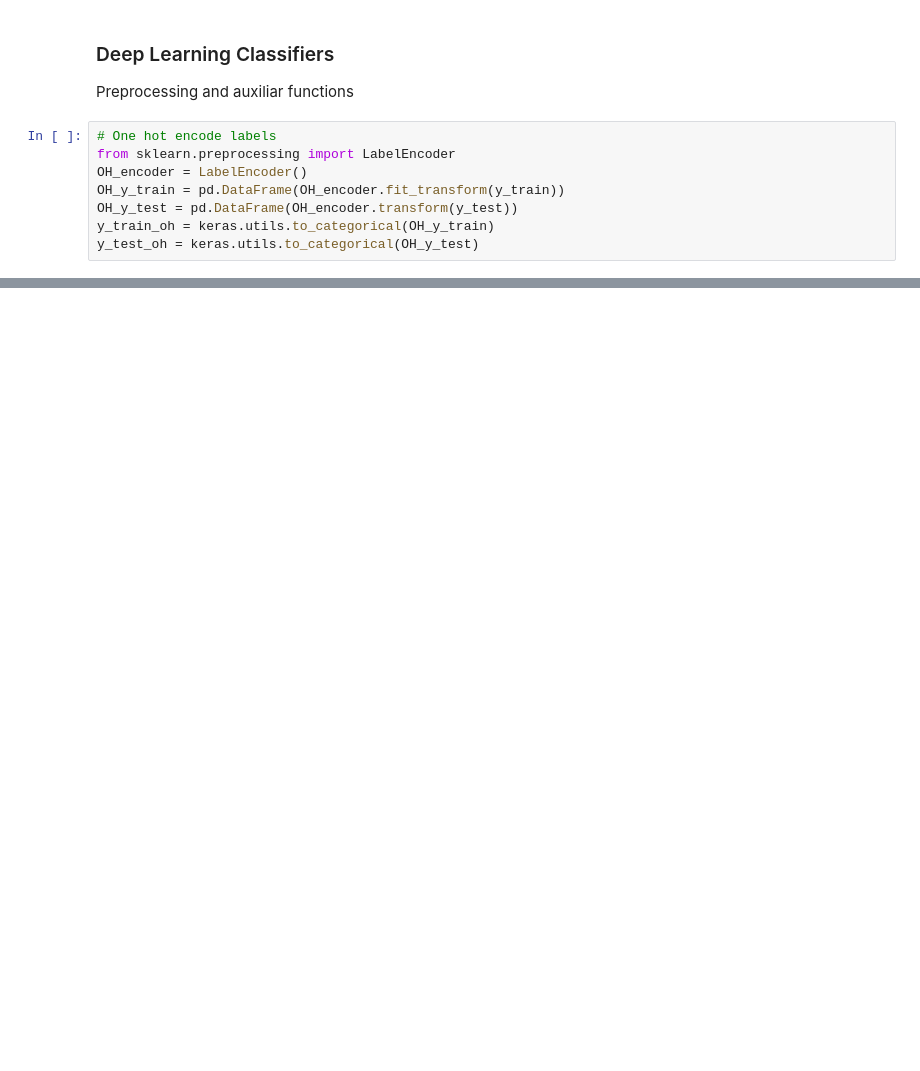
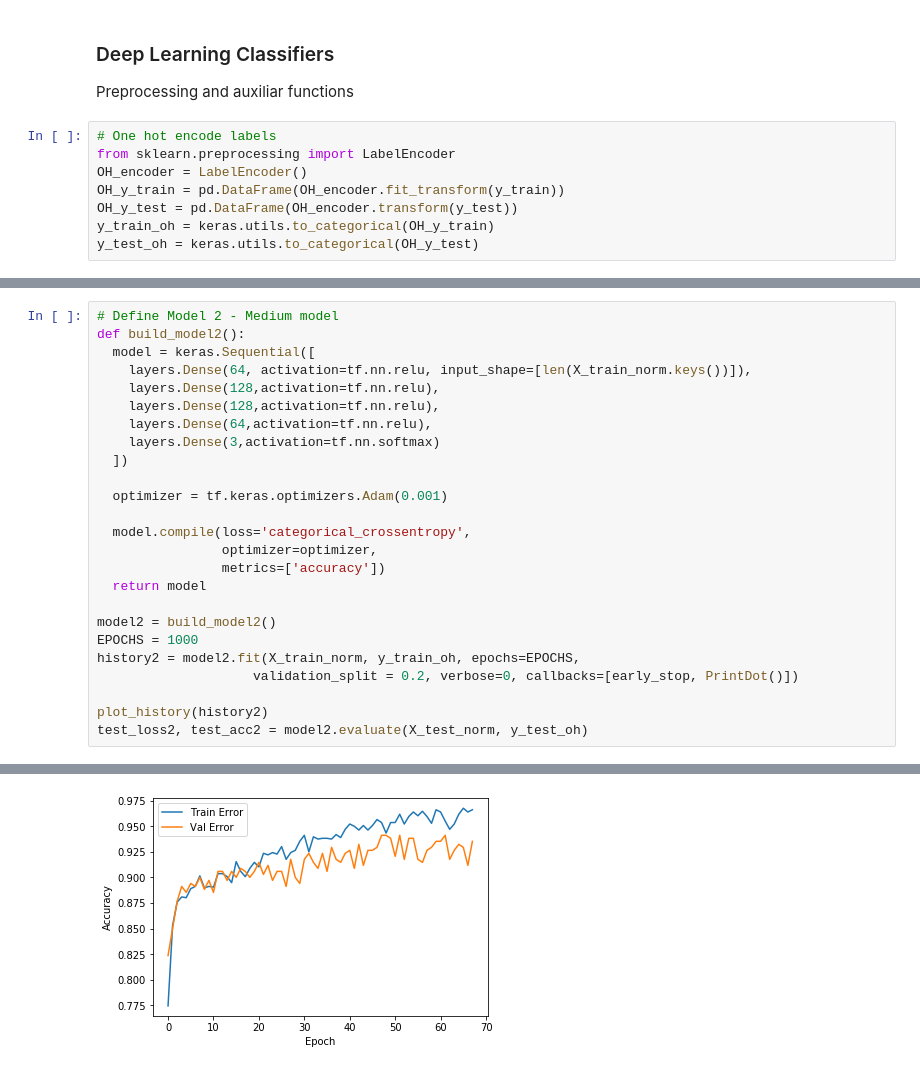
Before and after one commit to TomasSuarezL/oss-stage-2019, a Jupyter notebook: CTG_dataset_classification.ipynb, the cells around one changed output, grey strips where cells are left out. Saved outputs shown, nothing was run; the diff lists cells and outputs as text; blank space fills up the shorter version.

```diff
--- a/CTG_dataset_classification.ipynb
+++ b/CTG_dataset_classification.ipynb
@@ -261,0 +255,26 @@ WARNING:tensorflow:Falling back from v2 loop because of error: Failed to find da
+# %%
+# Define Model 2 - Medium model
+def build_model2():
+  model = keras.Sequential([
+    layers.Dense(64, activation=tf.nn.relu, input_shape=[len(X_train_norm.keys())]),
+    layers.Dense(128,activation=tf.nn.relu),
+    layers.Dense(128,activation=tf.nn.relu),
+    layers.Dense(64,activation=tf.nn.relu),
+    layers.Dense(3,activation=tf.nn.softmax)
+  ])
+
+  optimizer = tf.keras.optimizers.Adam(0.001)
+
+  model.compile(loss='categorical_crossentropy',
+                optimizer=optimizer,
+                metrics=['accuracy'])
+  return model
+
+model2 = build_model2()
+EPOCHS = 1000
+history2 = model2.fit(X_train_norm, y_train_oh, epochs=EPOCHS,
+                    validation_split = 0.2, verbose=0, callbacks=[early_stop, PrintDot()])
+
+plot_history(history2)
+test_loss2, test_acc2 = model2.evaluate(X_test_norm, y_test_oh)
+# %% [output]
@@ -261,0 +285 @@ WARNING:tensorflow:Falling back from v2 loop because of error: Failed to find da
+[figure, added]
```
Also changed, not shown: parts of 9 cells of this notebook.
